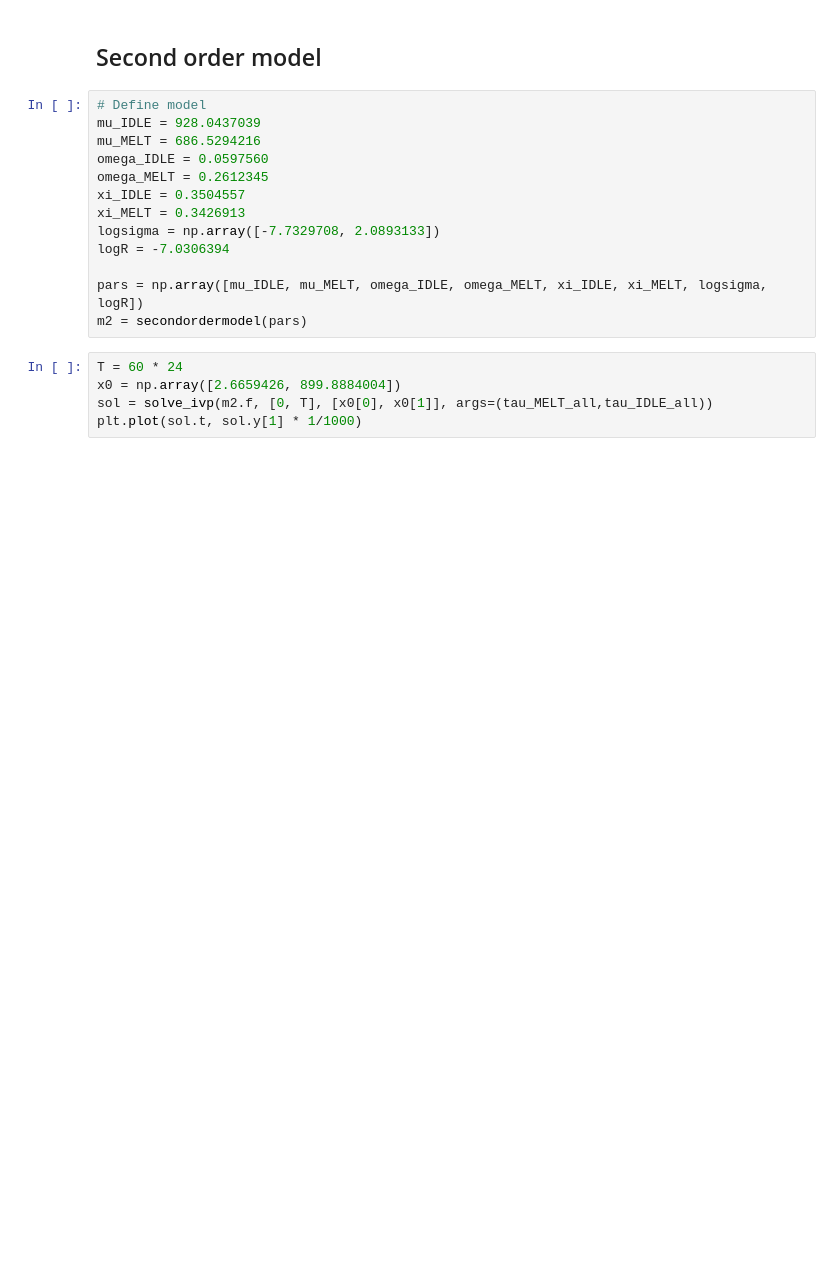
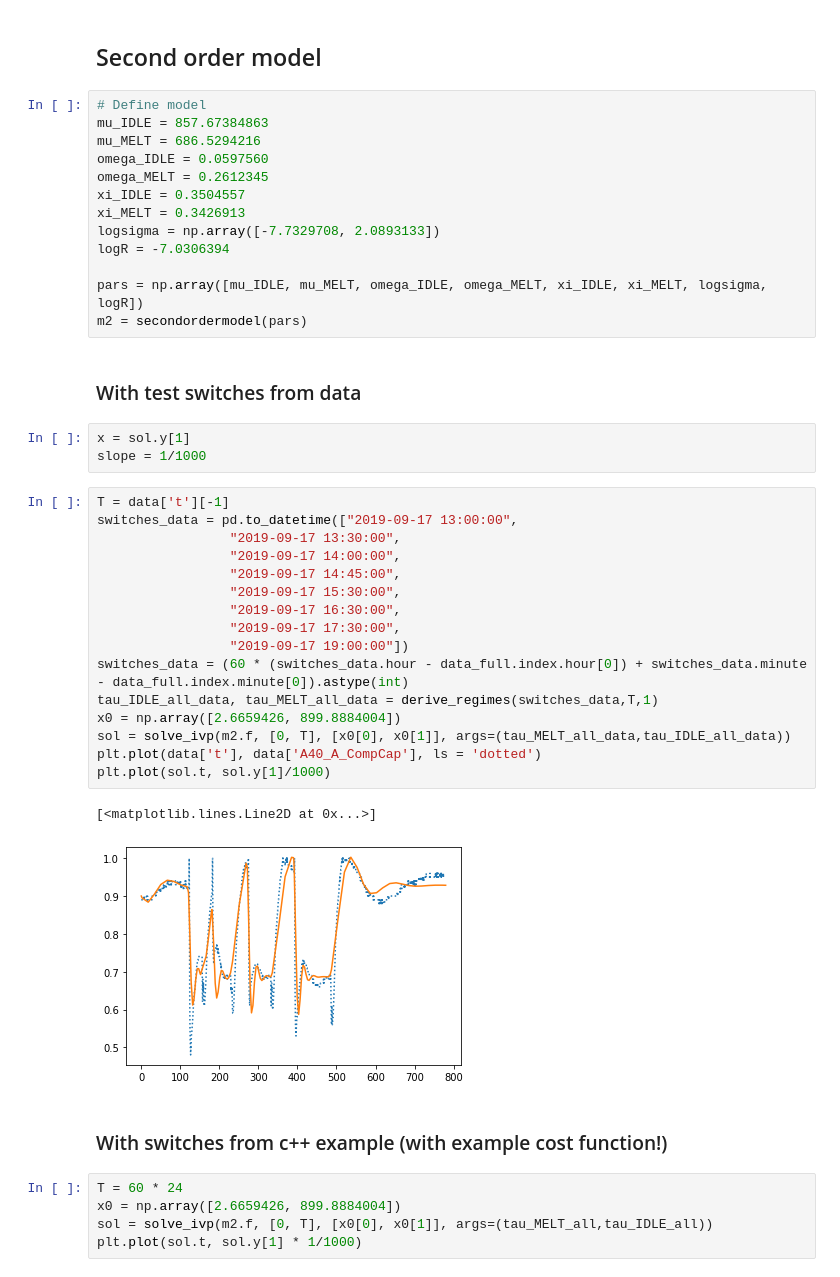
Before and after one commit to madsobdrupjakobsen/switching_time_optimization, a Jupyter notebook: control/check.ipynb, the cells around one changed output. Drawn from its saved outputs; the diff is of its cells as text; blank space fills up the shorter version.

```diff
--- a/control/check.ipynb
+++ b/control/check.ipynb
@@ -55,7 +76,7 @@ plt.plot(sol.t,sol.y[0])
 ## Second order model
 # %%
 # Define model
-mu_IDLE = 928.0437039
+mu_IDLE = 857.67384863
 mu_MELT = 686.5294216
 omega_IDLE = 0.0597560
 omega_MELT = 0.2612345
@@ -66,6 +87,32 @@ logR = -7.0306394
 
 pars = np.array([mu_IDLE, mu_MELT, omega_IDLE, omega_MELT, xi_IDLE, xi_MELT, logsigma, logR])
 m2 = secondordermodel(pars)
+# %% [markdown]
+### With test switches from data
+# %%
+x = sol.y[1]
+slope = 1/1000
+# %%
+T = data['t'][-1]
+switches_data = pd.to_datetime(["2019-09-17 13:00:00",
+                 "2019-09-17 13:30:00",
+                 "2019-09-17 14:00:00",
+                 "2019-09-17 14:45:00",
+                 "2019-09-17 15:30:00",
+                 "2019-09-17 16:30:00",
+                 "2019-09-17 17:30:00",
+                 "2019-09-17 19:00:00"])
+switches_data = (60 * (switches_data.hour - data_full.index.hour[0]) + switches_data.minute - data_full.index.minute[0]).astype(int)
+tau_IDLE_all_data, tau_MELT_all_data = derive_regimes(switches_data,T,1)
+x0 = np.array([2.6659426, 899.8884004])
+sol = solve_ivp(m2.f, [0, T], [x0[0], x0[1]], args=(tau_MELT_all_data,tau_IDLE_all_data))
+plt.plot(data['t'], data['A40_A_CompCap'], ls = 'dotted')
+plt.plot(sol.t, sol.y[1]/1000)
+# %% [output]
+[<matplotlib.lines.Line2D at 0x...>]
+[figure, added]
+# %% [markdown]
+### With switches from c++ example (with example cost function!)
 # %%
 T = 60 * 24
 x0 = np.array([2.6659426, 899.8884004])
```
Also changed, not shown: parts of 65 cells of this notebook, 4 other files.
